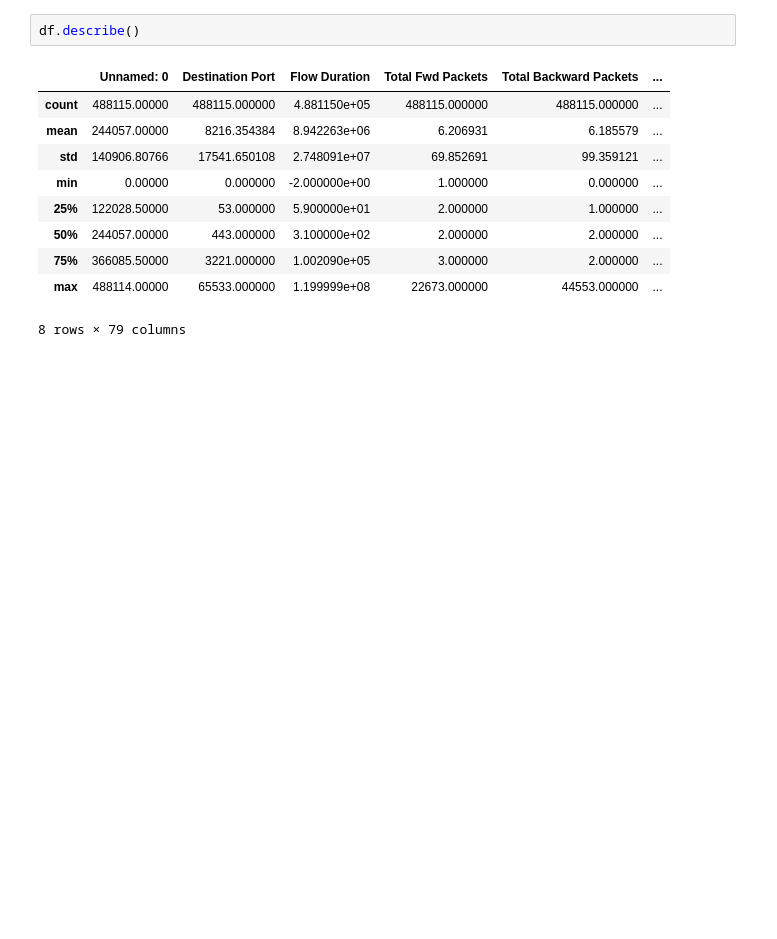
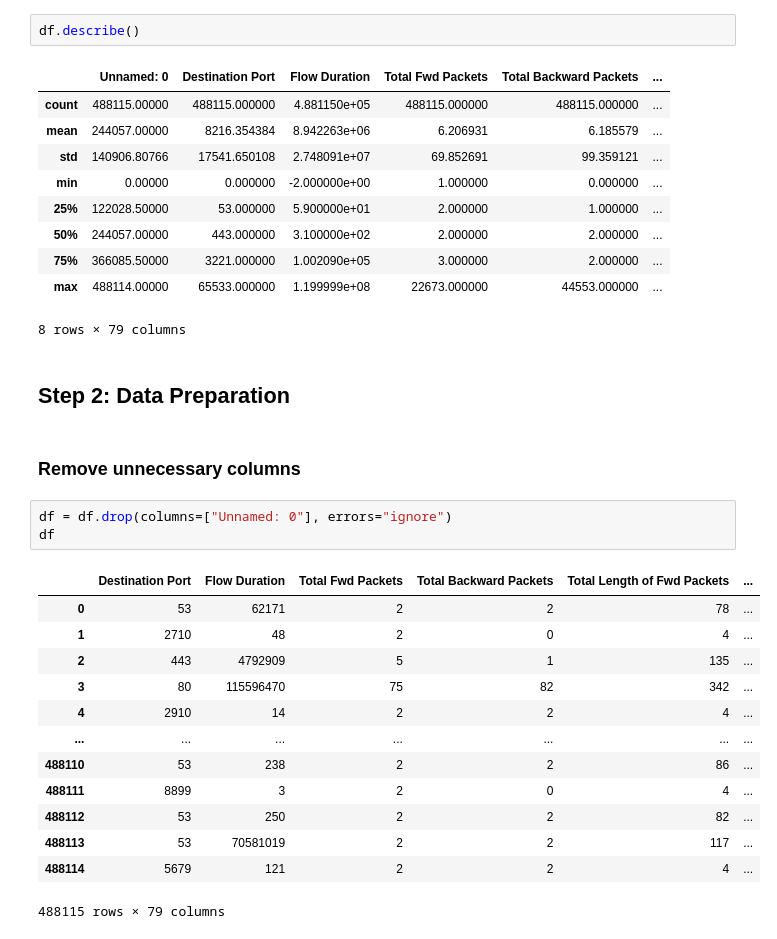
Before and after one commit to Pranishgrg21/Network_traffic_Analysis, a Jupyter notebook: Network_traffic.ipynb, the cells around one changed output. Cells and saved outputs as stored; diff of their text form; blank space fills up the shorter version.

Commit message:
Data preparation part

```diff
--- a/Network_traffic.ipynb
+++ b/Network_traffic.ipynb
@@ -121,3 +121,24 @@ df.describe()
 | 75% | 366085.50000 | 3221.000000 | 1.002090e+05 | 3.000000 | 2.000000 | ... |
 | max | 488114.00000 | 65533.000000 | 1.199999e+08 | 22673.000000 | 44553.000000 | ... |
 8 rows × 79 columns
+# %% [markdown]
+## **Step 2: Data Preparation**
+# %% [markdown]
+### Remove unnecessary columns
+# %%
+df = df.drop(columns=["Unnamed: 0"], errors="ignore")
+df
+# %% [output]
+|  | Destination Port | Flow Duration | Total Fwd Packets | Total Backward Packets | Total Length of Fwd Packets | ... |
+| 0 | 53 | 62171 | 2 | 2 | 78 | ... |
+| 1 | 2710 | 48 | 2 | 0 | 4 | ... |
+| 2 | 443 | 4792909 | 5 | 1 | 135 | ... |
+| 3 | 80 | 115596470 | 75 | 82 | 342 | ... |
+| 4 | 2910 | 14 | 2 | 2 | 4 | ... |
+| ... | ... | ... | ... | ... | ... | ... |
+| 488110 | 53 | 238 | 2 | 2 | 86 | ... |
+| 488111 | 8899 | 3 | 2 | 0 | 4 | ... |
+| 488112 | 53 | 250 | 2 | 2 | 82 | ... |
+| 488113 | 53 | 70581019 | 2 | 2 | 117 | ... |
+| 488114 | 5679 | 121 | 2 | 2 | 4 | ... |
+488115 rows × 79 columns
```
Also changed, not shown: parts of 15 cells of this notebook.
